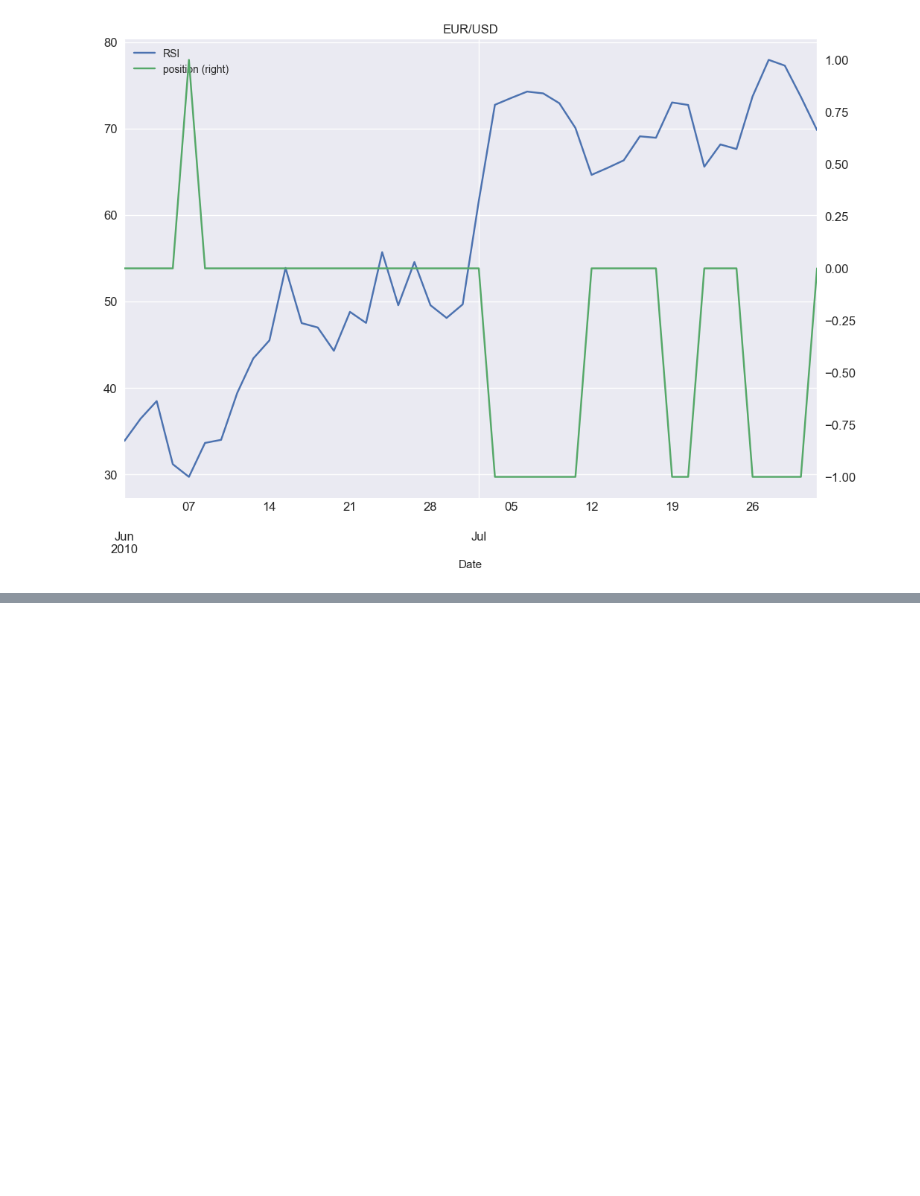
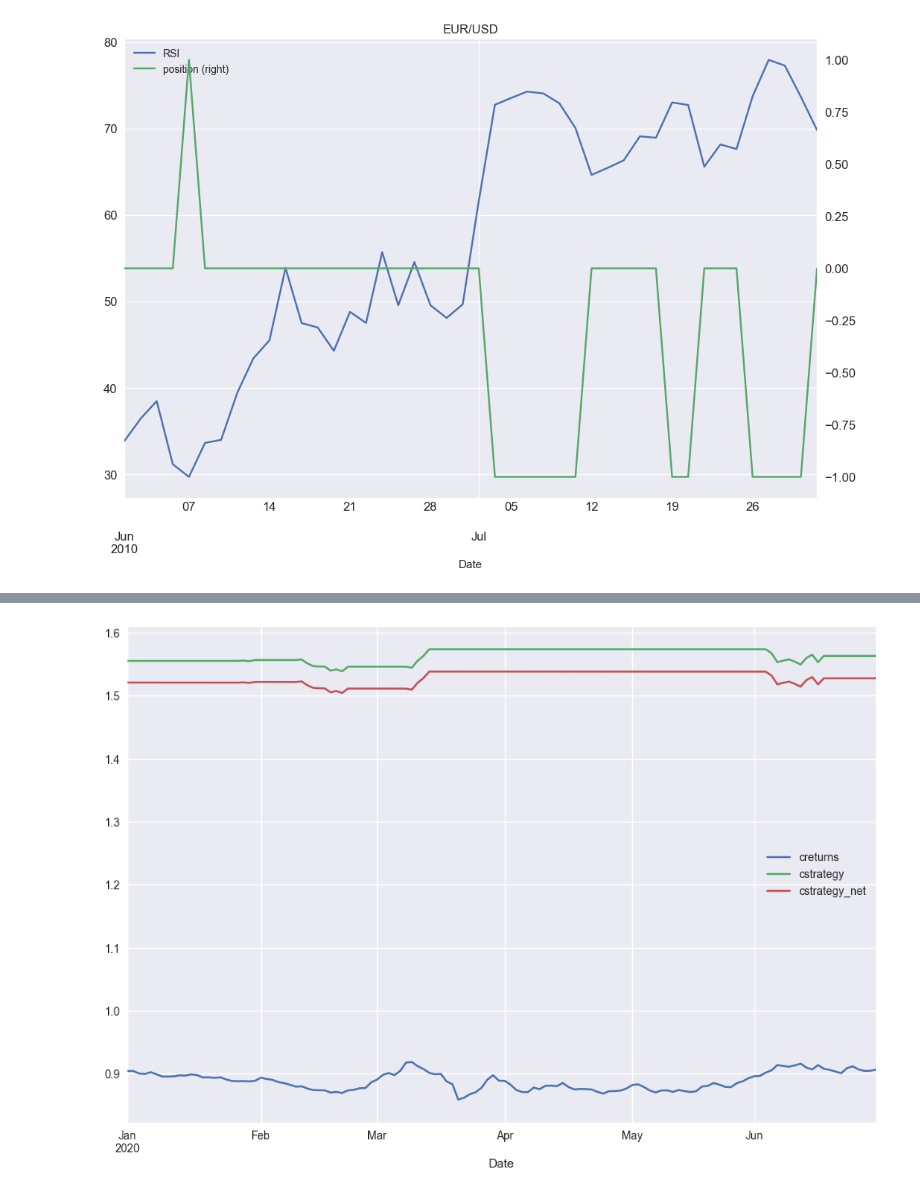
Before and after one commit to AvirukthGT/AlgoTrading, a Jupyter notebook: RSI/RSI.ipynb, the cells around one changed output, grey strips where cells are left out. Drawn from its saved outputs; the diff is of its cells as text; code cells hidden in the pictures; blank space fills up the shorter version.

```diff
--- a/RSI/RSI.ipynb
+++ b/RSI/RSI.ipynb
@@ -170,0 +203,5 @@ plt.show()
+# %%
+data.loc["2020", ["creturns", "cstrategy", "cstrategy_net"]].plot(figsize = (12 , 8))
+plt.show()
+# %% [output]
+[figure, added]
```
Also changed, not shown: parts of 11 cells of this notebook.
